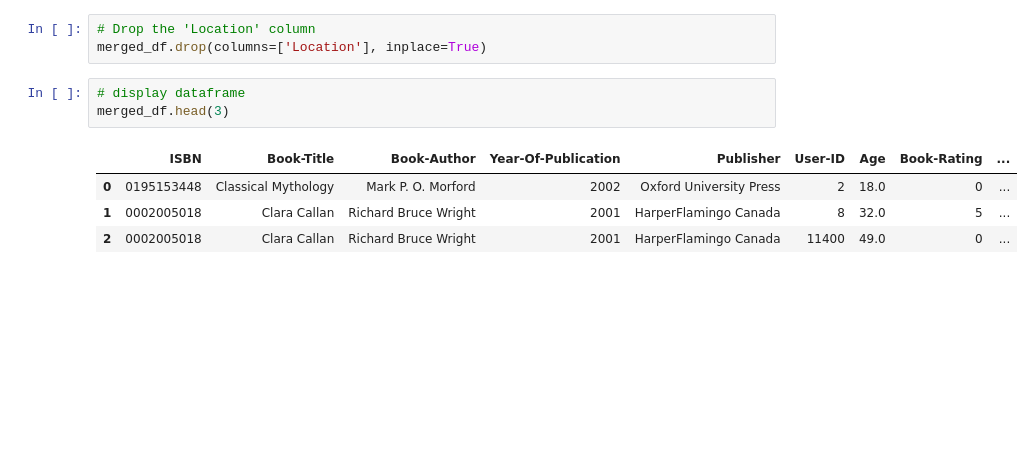
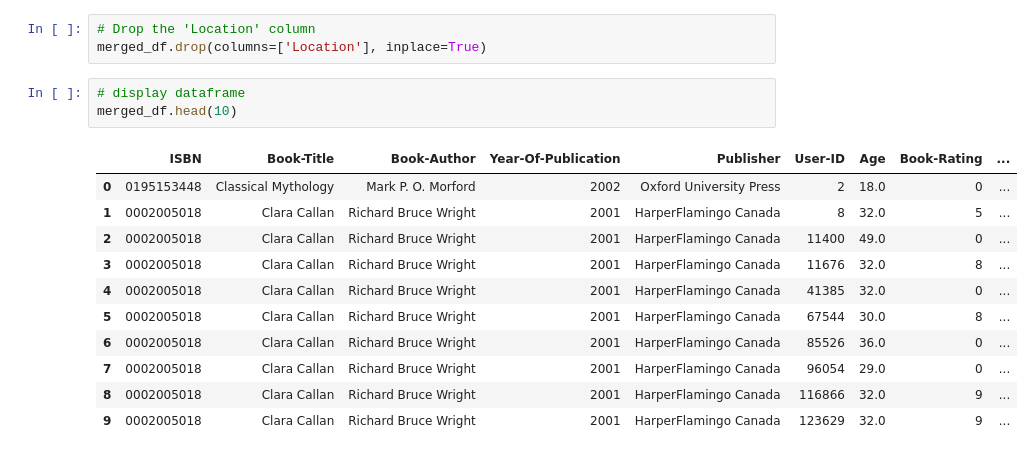
Before and after one commit to ruth-kitasi/Online-Book-Recommender-System, a Jupyter notebook: notebooks/Agatha.ipynb, the cells around one changed output. Cells and saved outputs as stored; diff of their text form; blank space fills up the shorter version.

```diff
--- a/notebooks/Agatha.ipynb
+++ b/notebooks/Agatha.ipynb
@@ -375,9 +375,16 @@ merged_df[['Location', 'City', 'State', 'Country']].head()
 merged_df.drop(columns=['Location'], inplace=True)
 # %%
 # display dataframe
-merged_df.head(3)
+merged_df.head(10)
 # %% [output]
 |  | ISBN | Book-Title | Book-Author | Year-Of-Publication | Publisher | User-ID | Age | Book-Rating | ... |
 | 0 | 0195153448 | Classical Mythology | Mark P. O. Morford | 2002 | Oxford University Press | 2 | 18.0 | 0 | ... |
 | 1 | 0002005018 | Clara Callan | Richard Bruce Wright | 2001 | HarperFlamingo Canada | 8 | 32.0 | 5 | ... |
 | 2 | 0002005018 | Clara Callan | Richard Bruce Wright | 2001 | HarperFlamingo Canada | 11400 | 49.0 | 0 | ... |
+| 3 | 0002005018 | Clara Callan | Richard Bruce Wright | 2001 | HarperFlamingo Canada | 11676 | 32.0 | 8 | ... |
+| 4 | 0002005018 | Clara Callan | Richard Bruce Wright | 2001 | HarperFlamingo Canada | 41385 | 32.0 | 0 | ... |
+| 5 | 0002005018 | Clara Callan | Richard Bruce Wright | 2001 | HarperFlamingo Canada | 67544 | 30.0 | 8 | ... |
+| 6 | 0002005018 | Clara Callan | Richard Bruce Wright | 2001 | HarperFlamingo Canada | 85526 | 36.0 | 0 | ... |
+| 7 | 0002005018 | Clara Callan | Richard Bruce Wright | 2001 | HarperFlamingo Canada | 96054 | 29.0 | 0 | ... |
+| 8 | 0002005018 | Clara Callan | Richard Bruce Wright | 2001 | HarperFlamingo Canada | 116866 | 32.0 | 9 | ... |
+| 9 | 0002005018 | Clara Callan | Richard Bruce Wright | 2001 | HarperFlamingo Canada | 123629 | 32.0 | 9 | ... |
```
Also changed, not shown: parts of 17 cells of this notebook.
